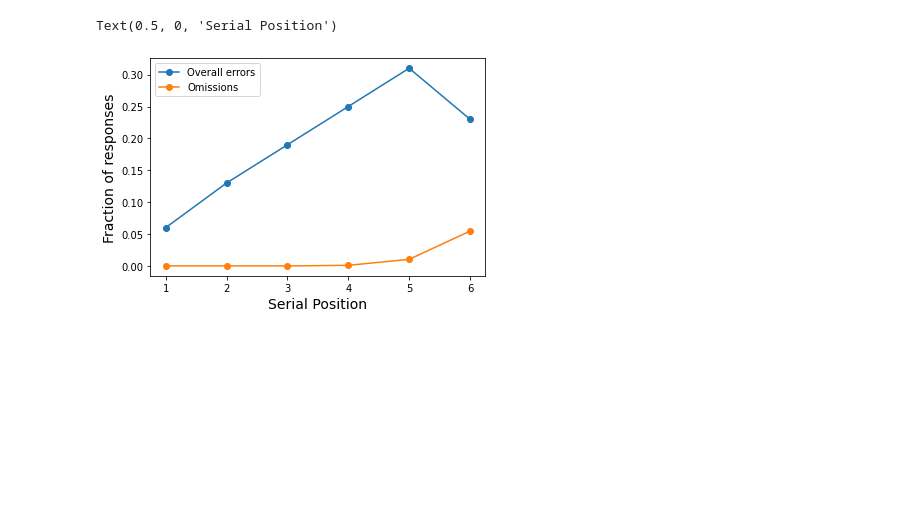
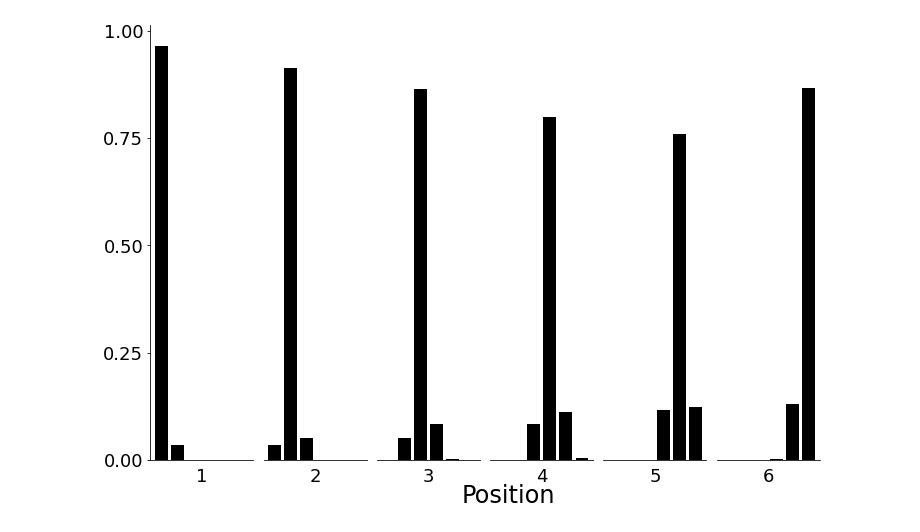
Before and after one commit to ebrahimfeghhi/isr_models, a Jupyter notebook: primacy_model.ipynb, the cells around one changed output. Cells and saved outputs as stored; diff of their text form; code cells hidden in the pictures; blank space fills up the shorter version.

```diff
--- a/primacy_model.ipynb
+++ b/primacy_model.ipynb
@@ -166,16 +6,5 @@ class primacy_model():
 # %%
-params_dict = {'P':11.5, 'D':0.27, 'T':0.49, 'M':0.74, 'N':0.23, 'vocab_size':6, 'input_strength':50,
+params_dict = {'P':11.5, 'D':0.27, 'T':0.49, 'M':0.74, 'N':0.23, 'vocab_size_PM':6, 'input_strength':50,
                     'item_presentation_rate':0.4, 'blank':0.1, 'R': 4,
-                    'list_length': 6, 'output_time': 0.5, 'dt':0.005}
+                    'list_length': 6, 'output_time': 0.5, 'dt':0.005, 'save_folder': 'PM_figures/'}
 PS = primacy_model(params_dict)
-fel,fol = PS.simulate_trials(num_trials=10000)
-# %%
-# Recreating Figure 3 of paper
-plt.plot([1,2,3,4,5,6], fel, marker='o', label='Overall errors')
-plt.plot([1,2,3,4,5,6], np.array(fol), marker='o', label='Omissions')
-plt.legend()
-plt.ylabel("Fraction of responses", fontsize=14)
-plt.xlabel("Serial Position", fontsize=14)
-# %% [output]
-Text(0.5, 0, 'Serial Position')
-[figure, removed]
@@ -185,0 +13,4 @@ class vectorized_primacy_model(primacy_model):
+# %%
+PS.plot_transposition_gradient(save_name='Transpositions_PM')
+# %% [output]
+[figure, added]
```
Also changed, not shown: parts of 6 cells of this notebook, 23 other files.
